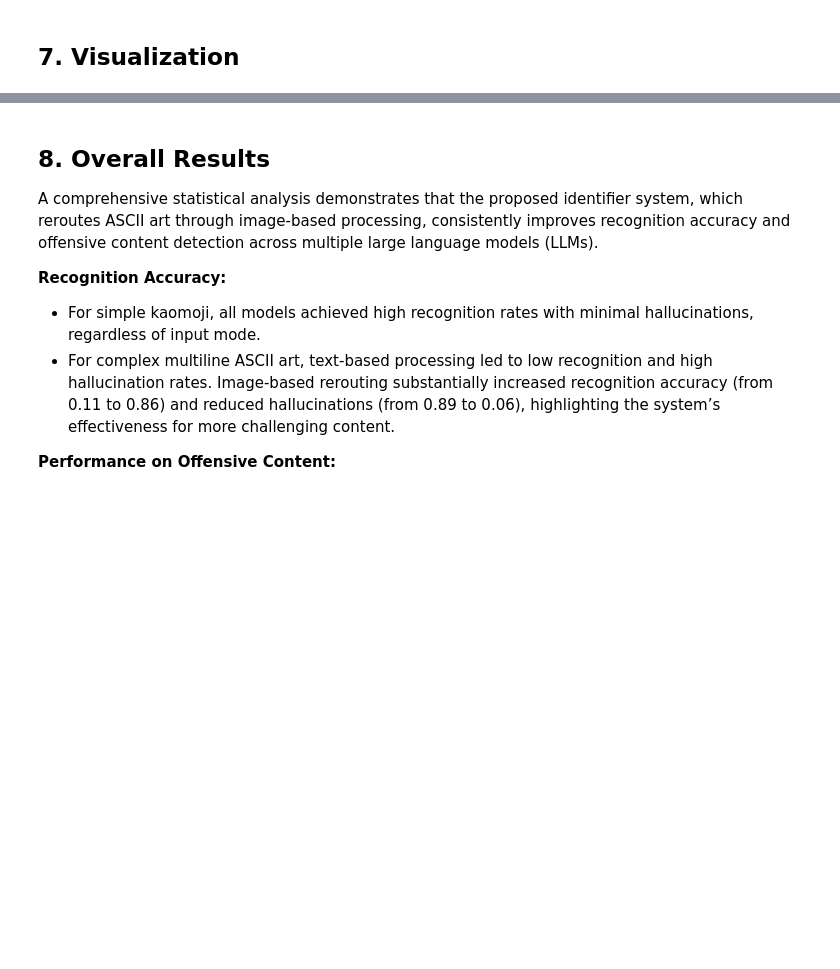
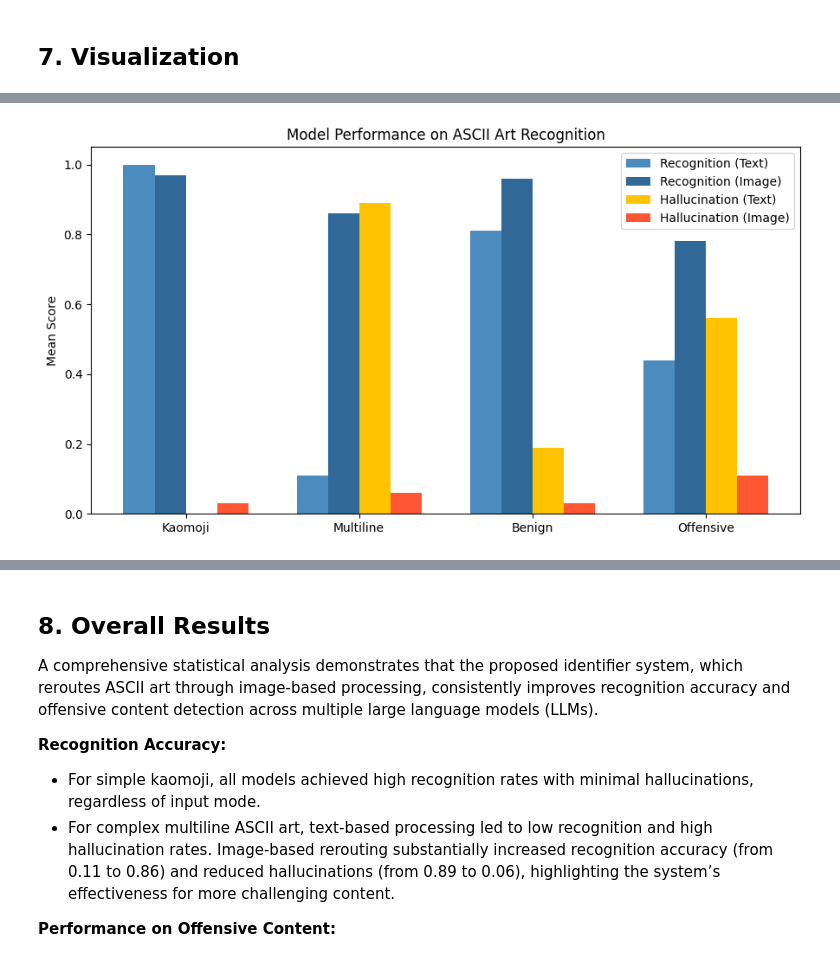
Before and after one commit to DavidHua04/ASCII-Art-Identifier, a Jupyter notebook: code/data_analysis.ipynb, the cells around one changed output, grey strips where cells are left out. Drawn from its saved outputs; the diff is of its cells as text; code cells hidden in the pictures; blank space fills up the shorter version.

```diff
--- a/code/data_analysis.ipynb
+++ b/code/data_analysis.ipynb
@@ -255,0 +239,29 @@ for model in df['model'].unique():
+# %%
+import matplotlib.pyplot as plt
+import numpy as np
+
+# Prepare your summarized data (fill in with your real means)
+labels = ['Kaomoji', 'Multiline', 'Benign', 'Offensive']
+recognition_text = [1.00, 0.11, 0.81, 0.44]
+recognition_image = [0.97, 0.86, 0.96, 0.78]
+halluc_text = [0.00, 0.89, 0.19, 0.56]
+halluc_image = [0.03, 0.06, 0.03, 0.11]
+
+x = np.arange(len(labels))
+width = 0.18
+
+fig, ax = plt.subplots(figsize=(9, 5))
+rects1 = ax.bar(x - 1.5*width, recognition_text, width, label='Recognition (Text)', color='#4B8BBE')
+rects2 = ax.bar(x - 0.5*width, recognition_image, width, label='Recognition (Image)', color='#306998')
+rects3 = ax.bar(x + 0.5*width, halluc_text, width, label='Hallucination (Text)', color='#FFC300')
+rects4 = ax.bar(x + 1.5*width, halluc_image, width, label='Hallucination (Image)', color='#FF5733')
+
+ax.set_ylabel('Mean Score')
+ax.set_title('Model Performance on ASCII Art Recognition')
+ax.set_xticks(x)
+ax.set_xticklabels(labels)
+ax.legend()
+plt.tight_layout()
+plt.show()
+# %% [output]
+[figure, added]
```
Also changed, not shown: parts of 4 cells of this notebook.
